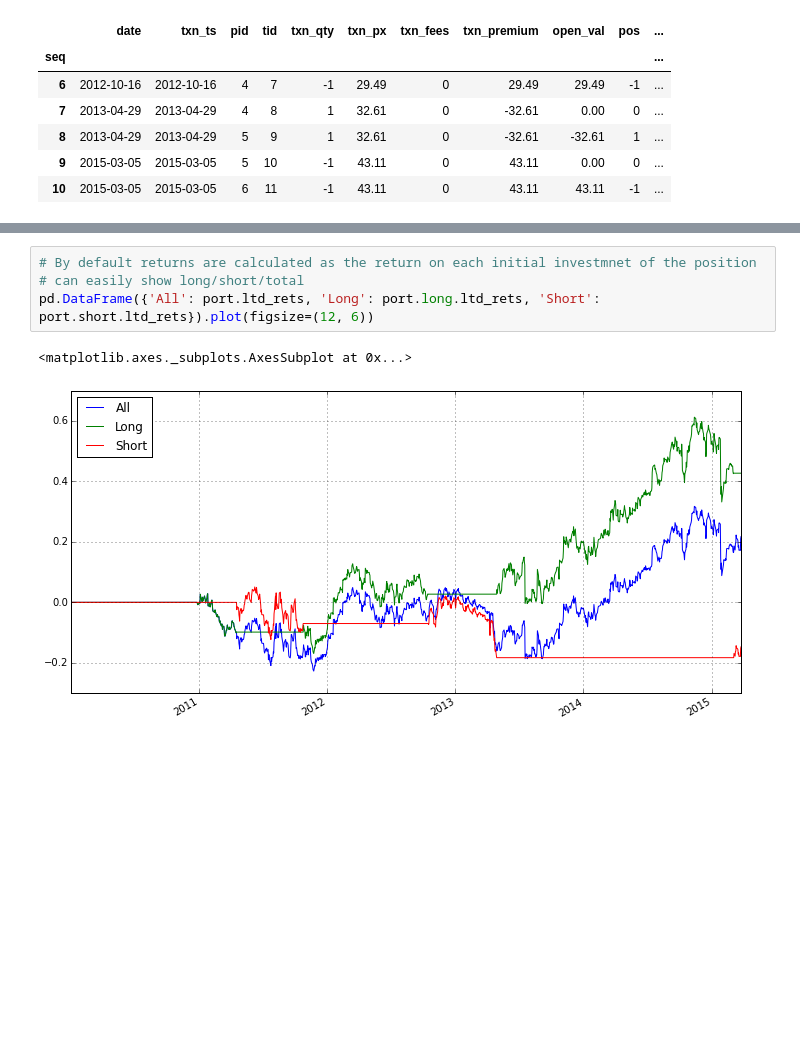
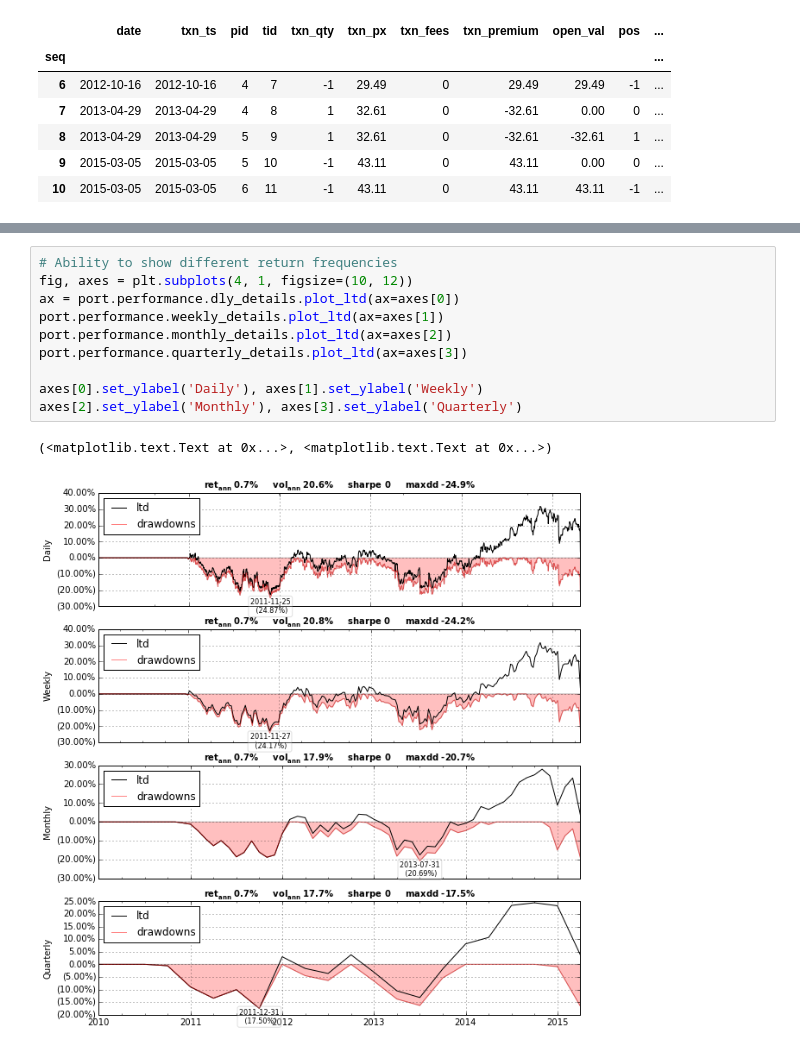
Before and after one commit to bpsmith/tia, a Jupyter notebook: examples/backtest.ipynb, the cells around one changed output, grey strips where cells are left out. Saved outputs shown, nothing was run; the diff lists cells and outputs as text; blank space fills up the shorter version.

```diff
--- a/examples/backtest.ipynb
+++ b/examples/backtest.ipynb
@@ -126,9 +124,15 @@ port.positions.stats
 | consecutive_loss_cnt_max | 2 |
-# %%
-# By default returns are calculated as the return on each initial investmnet of the position
-# can easily show long/short/total
-pd.DataFrame({'All': port.ltd_rets, 'Long': port.long.ltd_rets, 'Short': port.short.ltd_rets}).plot(figsize=(12, 6))
-# %% [output]
-<matplotlib.axes._subplots.AxesSubplot at 0x...>
-[figure, removed]
+# %%
+# Ability to show different return frequencies
+fig, axes = plt.subplots(4, 1, figsize=(10, 12))
+ax = port.performance.dly_details.plot_ltd(ax=axes[0])
+port.performance.weekly_details.plot_ltd(ax=axes[1])
+port.performance.monthly_details.plot_ltd(ax=axes[2])
+port.performance.quarterly_details.plot_ltd(ax=axes[3])
+
+axes[0].set_ylabel('Daily'), axes[1].set_ylabel('Weekly')
+axes[2].set_ylabel('Monthly'), axes[3].set_ylabel('Quarterly')
+# %% [output]
+(<matplotlib.text.Text at 0x...>, <matplotlib.text.Text at 0x...>)
+[figure, added]
 # %%
```
Also changed, not shown: parts of 15 cells of this notebook, 9 other files.
